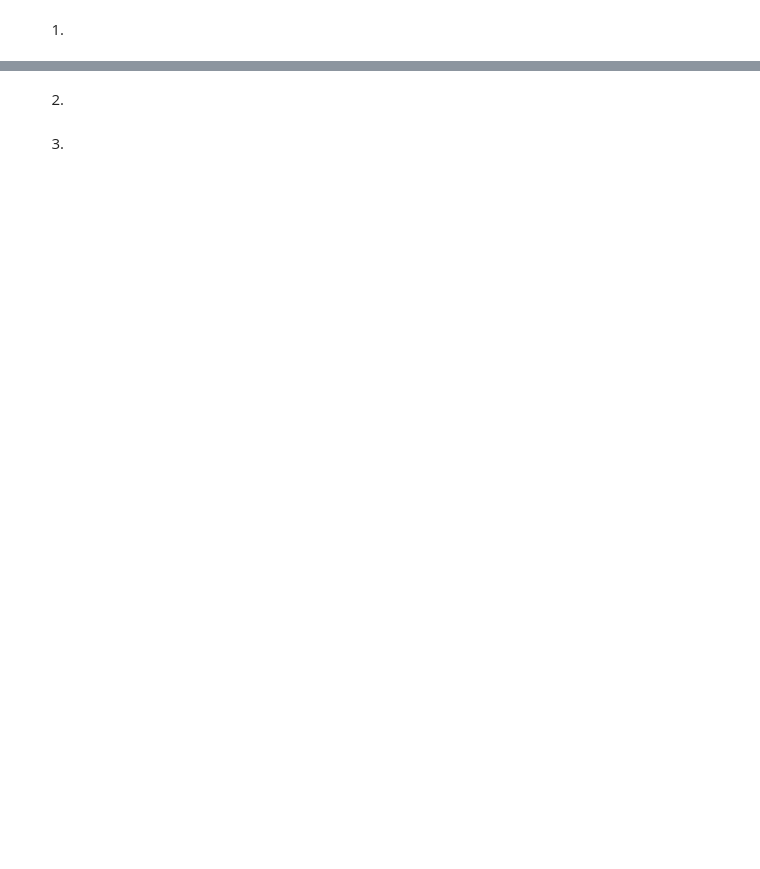
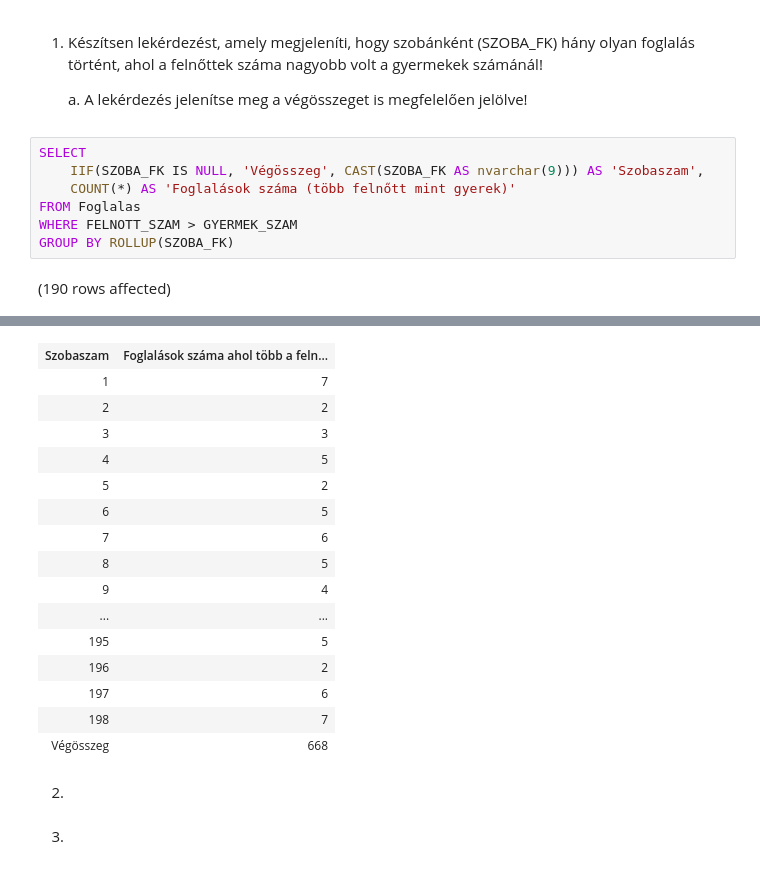
Before and after one commit to rebekapati/0221adat, a Jupyter notebook: ZH2.ipynb, the cells around one changed output, grey strips where cells are left out. Cells and saved outputs as stored; diff of their text form; blank space fills up the shorter version.

```diff
--- a/ZH2.ipynb
+++ b/ZH2.ipynb
@@ -1,2 +1,13 @@
-# %% [markdown]
-1.
+# %% [markdown]
+1. Készítsen lekérdezést, amely megjeleníti, hogy szobánként (SZOBA\_FK) hány olyan foglalás történt, ahol a felnőttek száma nagyobb volt a gyermekek számánál!
+
+    a. A lekérdezés jelenítse meg a végösszeget is megfelelően jelölve!
+# %%
+SELECT
+    IIF(SZOBA_FK IS NULL, 'Végösszeg', CAST(SZOBA_FK AS nvarchar(9))) AS 'Szobaszam',
+    COUNT(*) AS 'Foglalások száma (több felnőtt mint gyerek)'
+FROM Foglalas
+WHERE FELNOTT_SZAM > GYERMEK_SZAM
+GROUP BY ROLLUP(SZOBA_FK)
+# %% [output]
+(190 rows affected)
@@ -3,3 +15,19 @@
+| Szobaszam | Foglalások száma ahol több a feln... |
+| 1 | 7 |
+| 2 | 2 |
+| 3 | 3 |
+| 4 | 5 |
+| 5 | 2 |
+| 6 | 5 |
+| 7 | 6 |
+| 8 | 5 |
+| 9 | 4 |
+| ... | ... |
+| 195 | 5 |
+| 196 | 2 |
+| 197 | 6 |
+| 198 | 7 |
+| Végösszeg | 668 |
 # %% [markdown]
 2.
 # %% [markdown]
```
Also changed, not shown: parts of 1 cell of this notebook.
